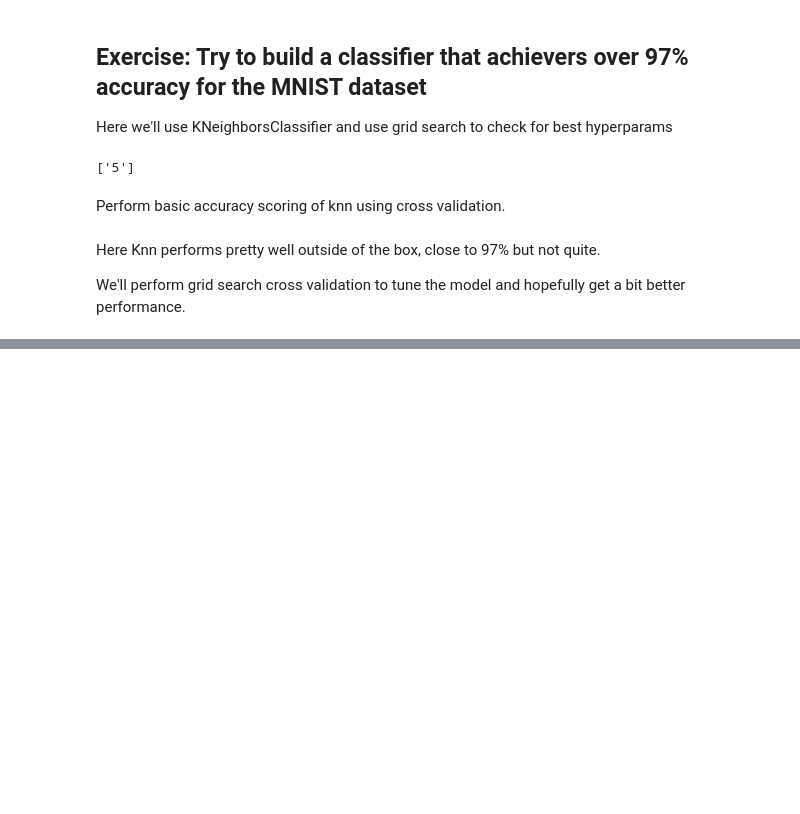
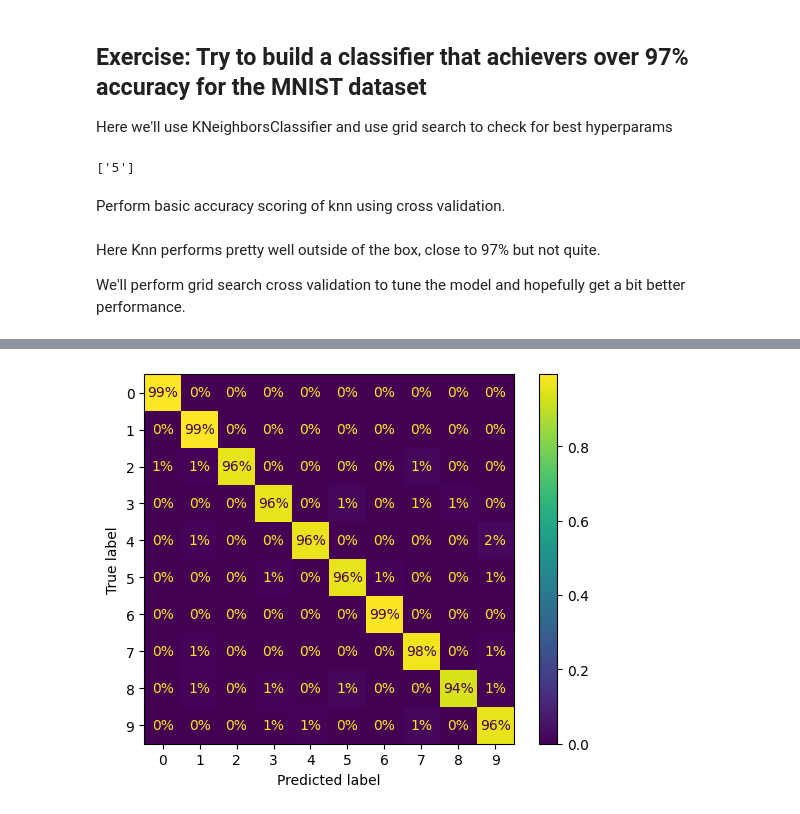
Before and after one commit to aaronshirk/data_science_projects, a Jupyter notebook: mnist_classification/multi_classification.ipynb, the cells around one changed output, grey strips where cells are left out. Drawn from its saved outputs; the diff is of its cells as text; code cells hidden in the pictures; blank space fills up the shorter version.

```diff
--- a/mnist_classification/multi_classification.ipynb
+++ b/mnist_classification/multi_classification.ipynb
@@ -145,0 +167,5 @@ print(grid_clf.best_score_)
+# %%
+ConfusionMatrixDisplay.from_predictions(y_train, y_train_pred, normalize='true', values_format='.0%')
+plt.show()
+# %% [output]
+[figure, added]
```
Also changed, not shown: parts of 8 cells of this notebook.
